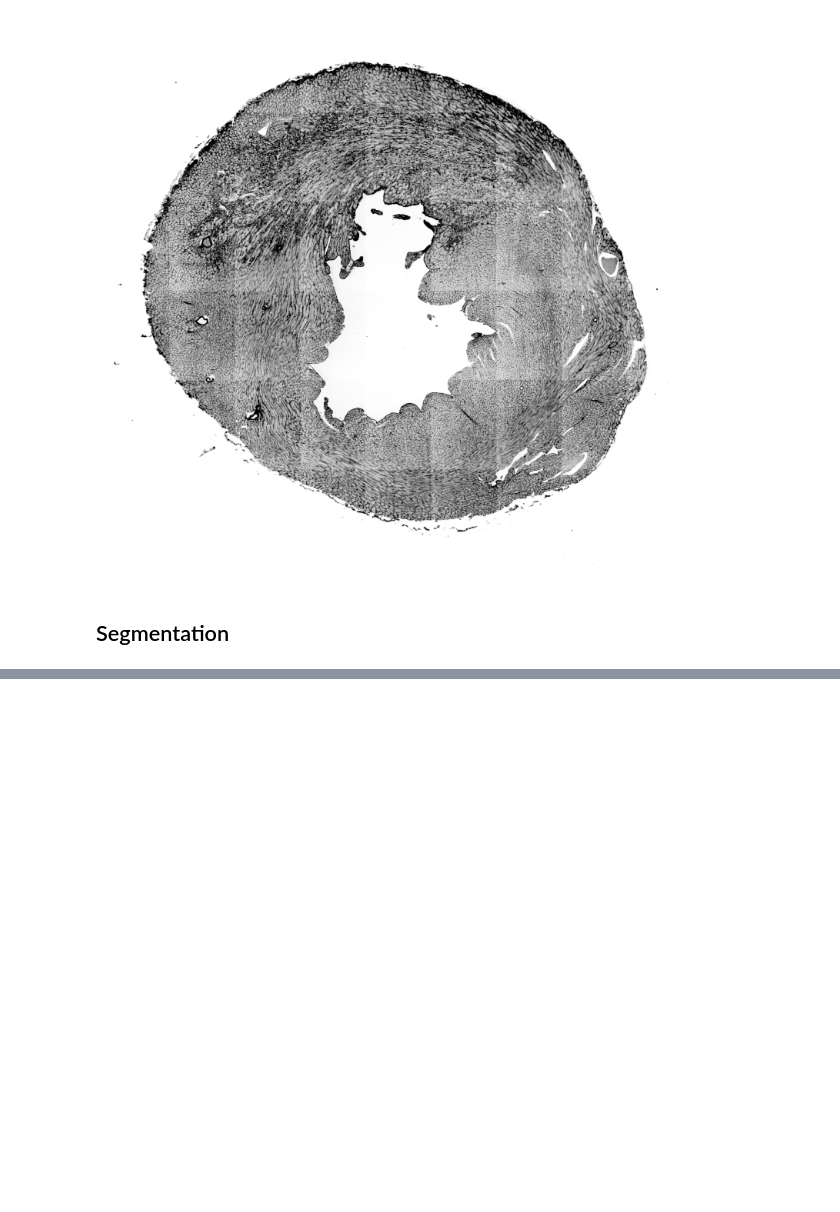
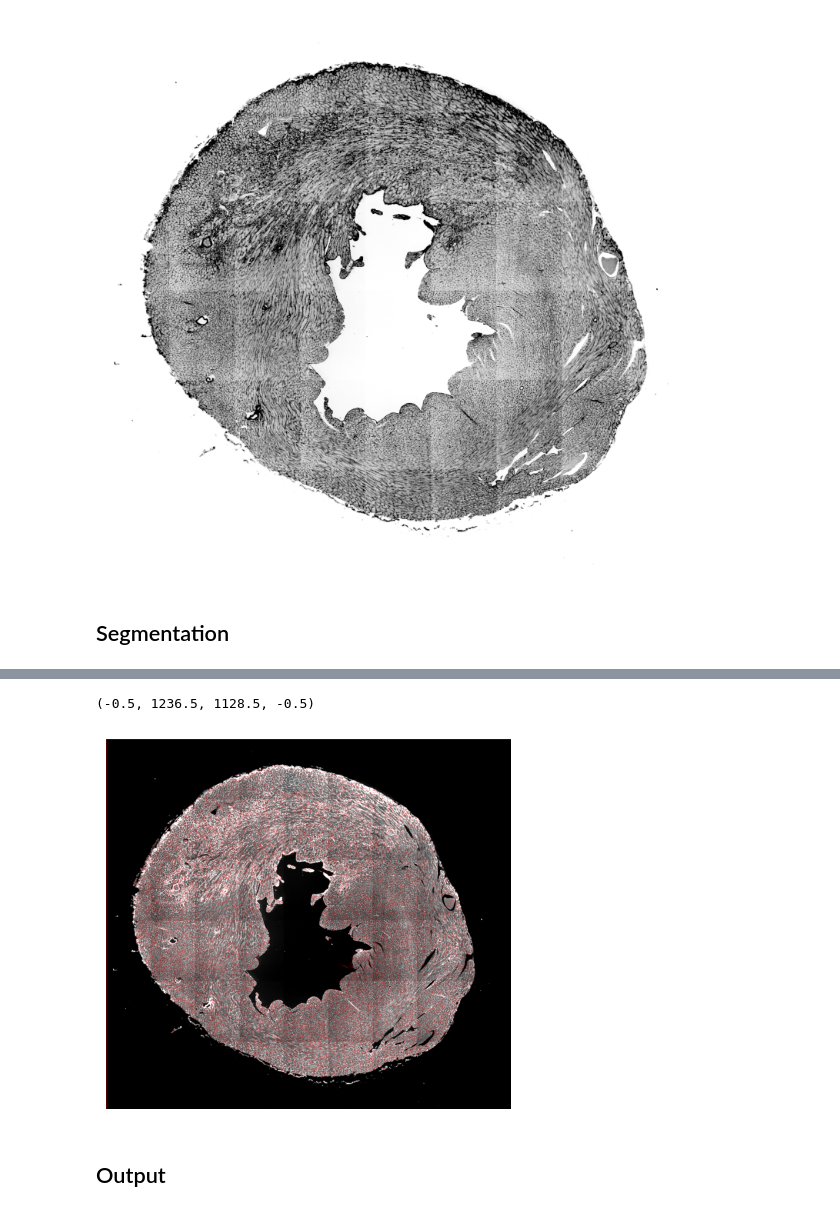
Before and after one commit to bpi-oxford/Myocardial-Infarction-Analysis, a Jupyter notebook: notebooks/if_segmentation_full.ipynb, the cells around one changed output, grey strips where cells are left out. Drawn from its saved outputs; the diff is of its cells as text; code cells hidden in the pictures; blank space fills up the shorter version.

```diff
--- a/notebooks/if_segmentation_full.ipynb
+++ b/notebooks/if_segmentation_full.ipynb
@@ -90,0 +112,14 @@ axs.set_axis_off()
+# %%
+outlines = utils.masks_to_outlines(label_mutexws[0])
+outX, outY = np.nonzero(outlines)
+img0 = image_to_rgb(frame_rescaled, channels=[0,0])
+imgout= img0.copy()
+imgout[outX, outY] = np.array([255,0,0]) # pure red
+# %%
+plt.imshow(imgout[::SUBSAMPLE,::SUBSAMPLE])
+plt.axis("off")
+# %% [output]
+(-0.5, 1236.5, 1128.5, -0.5)
+[figure, added]
+# %% [markdown]
+## Output
```
Also changed, not shown: parts of 9 cells of this notebook, 3 other files.
